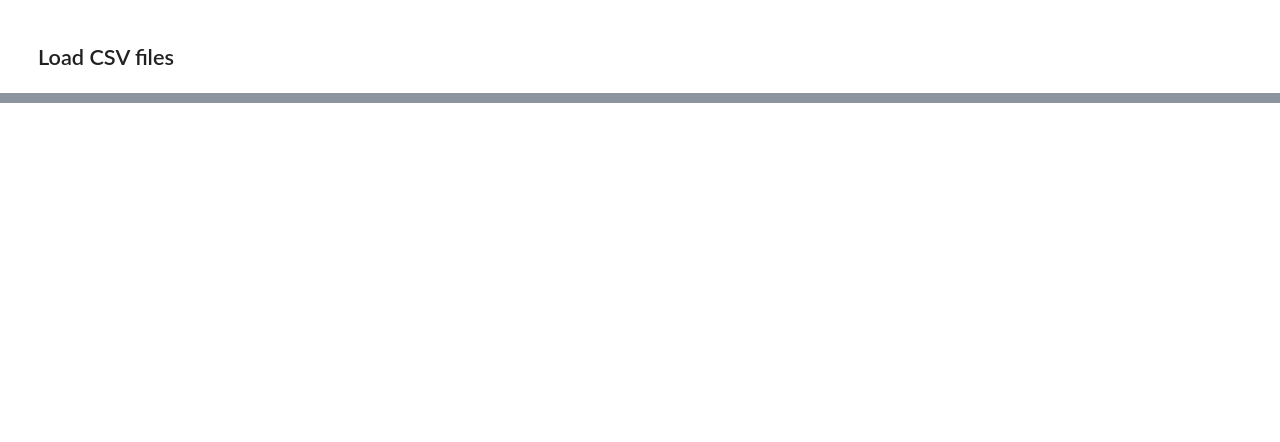
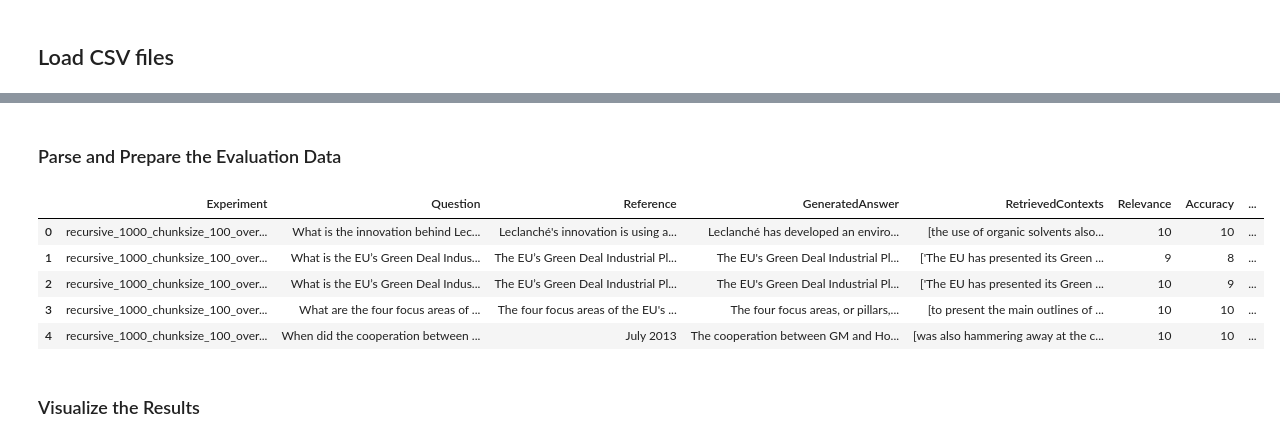
Before and after one commit to alexschillingfhnw/npr-mc1, a Jupyter notebook: src/evaluation.ipynb, the cells around one changed output, grey strips where cells are left out. Drawn from its saved outputs; the diff is of its cells as text; code cells hidden in the pictures; blank space fills up the shorter version.

Commit message:
update evaluation
add precision at k, recall at k and evaluation with gpt4 llm (relevance, accuracy, faithfulness)

```diff
--- a/src/evaluation.ipynb
+++ b/src/evaluation.ipynb
@@ -33,10 +62,7 @@ def process_retrieved_contexts(row):
     else:  # If it's something else, convert to a single-item list
         return [row]
 # %%
-# load all csv files from ../data/experiments
 folder_path = "../data/experiments"
-
-# Initialize a dictionary to store dataframes for each file
 experiment_dataframes = {}
 
 # Iterate over all files in the folder
@@ -60,12 +86,7 @@ for file_name in os.listdir(folder_path):
         # Ensure every row in `retrieved_contexts` is a list
         df['retrieved_contexts'] = df['retrieved_contexts'].apply(process_retrieved_contexts)
 
-        # Convert the dataframe to a RAGAS-compatible dataset
-        dataset = df
-
-        # Save each dataset in the dictionary
-        experiment_name = os.path.splitext(file_name)[0]
-        experiment_dataframes[experiment_name] = dataset
+        experiment_dataframes[file_name] = df
 
 # Check loaded datasets
 print(f"Loaded datasets for {len(experiment_dataframes)} experiments.")
@@ -82,5 +187,8 @@ my_run_config = RunConfig(max_workers=1, timeout=60)
 # %%
 from ragas.dataset_schema import EvaluationDataset, SingleTurnSample
+from ragas import RunConfig
+
+my_run_config = RunConfig(timeout=3600)
 
 # Define metrics to evaluate
 metrics = [context_precision, context_recall, faithfulness, answer_relevancy]
@@ -94,9 +202,9 @@ for experiment_name, eval_dataset in experiment_dataframes.items():
     for _, row in eval_dataset.iterrows():
         sample = SingleTurnSample(
             user_input=row['user_input'],
-            reference=row['reference'],
+            retrieved_contexts=row['retrieved_contexts'],
             response=row['response'],
-            retrieved_contexts=row['retrieved_contexts']
+            reference=row['reference']
         )
         samples.append(sample)
 
@@ -133,0 +351,49 @@ evaluation_results
+# %% [markdown]
+### Parse and Prepare the Evaluation Data
+# %%
+import json
+
+data_for_plotting = []
+
+# Iterate through all experiments and their evaluation results
+for experiment_name, results in all_results.items():
+    for result in results:
+        try:
+            # Parse the evaluation JSON
+            evaluation = json.loads(result["evaluation"])
+
+            # Add relevant data to the plotting list
+            data_for_plotting.append({
+                "Experiment": experiment_name,
+                "Question": result["user_input"],
+                "Reference": result["reference"],
+                "GeneratedAnswer": result["response"],
+                "RetrievedContexts": result["retrieved_contexts"],
+                "Relevance": evaluation.get("Relevance", 0),
+                "Accuracy": evaluation.get("Accuracy", 0),
+                "Faithfulness": evaluation.get("Faithfulness", 0),
+                "OverallComments": evaluation.get("OverallComments", "")
+            })
+        except json.JSONDecodeError as e:
+            print(f"Error decoding JSON for question: {result['user_input']}")
+            continue
+
+evaluation_df = pd.DataFrame(data_for_plotting)
+
+# Reorder the columns for clarity
+evaluation_df = evaluation_df[
+    [
+        "Experiment", "Question","Reference", "GeneratedAnswer", "RetrievedContexts",
+        "Relevance", "Accuracy", "Faithfulness", "OverallComments"
+     ]
+]
+evaluation_df.head()
+# %% [output]
+|  | Experiment | Question | Reference | GeneratedAnswer | RetrievedContexts | Relevance | Accuracy | ... |
+| 0 | recursive_1000_chunksize_100_over... | What is the innovation behind Lec... | Leclanché's innovation is using a... | Leclanché has developed an enviro... | [the use of organic solvents also... | 10 | 10 | ... |
+| 1 | recursive_1000_chunksize_100_over... | What is the EU’s Green Deal Indus... | The EU’s Green Deal Industrial Pl... | The EU's Green Deal Industrial Pl... | ['The EU has presented its Green ... | 9 | 8 | ... |
+| 2 | recursive_1000_chunksize_100_over... | What is the EU’s Green Deal Indus... | The EU’s Green Deal Industrial Pl... | The EU's Green Deal Industrial Pl... | ['The EU has presented its Green ... | 10 | 9 | ... |
+| 3 | recursive_1000_chunksize_100_over... | What are the four focus areas of ... | The four focus areas of the EU's ... | The four focus areas, or pillars,... | [to present the main outlines of ... | 10 | 10 | ... |
+| 4 | recursive_1000_chunksize_100_over... | When did the cooperation between ... | July 2013 | The cooperation between GM and Ho... | [was also hammering away at the c... | 10 | 10 | ... |
+# %% [markdown]
+### Visualize the Results
```
Also changed, not shown: parts of 24 cells of this notebook.
